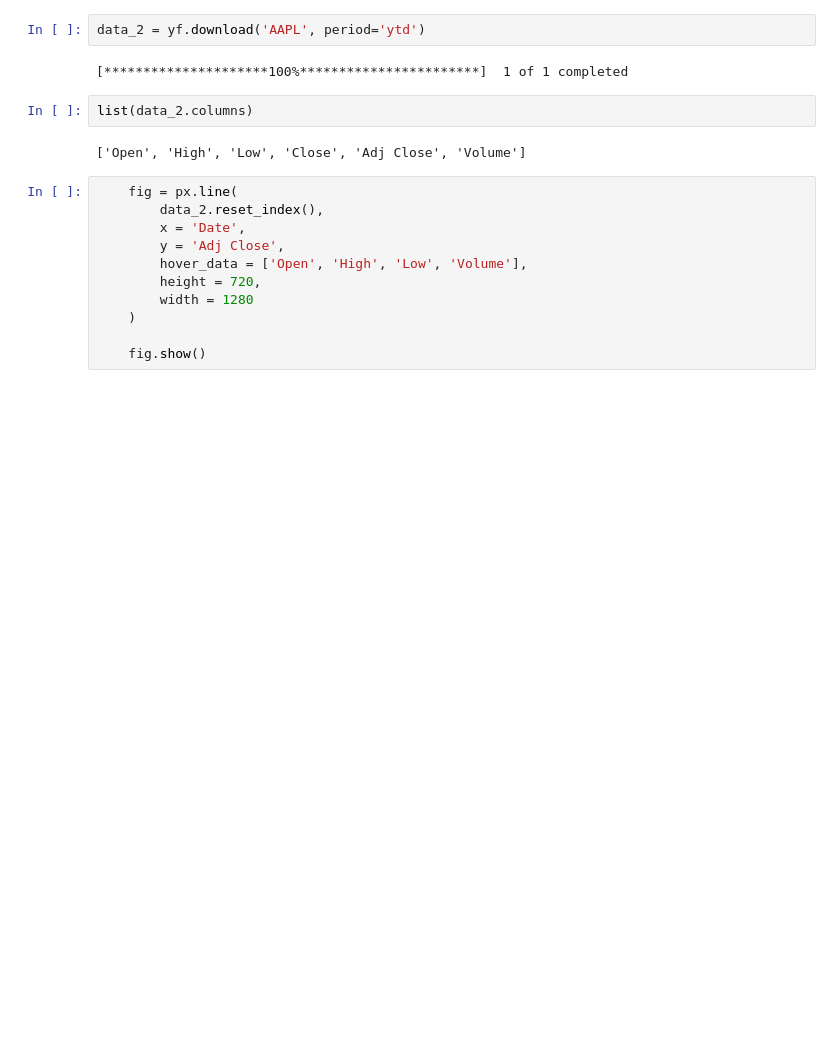
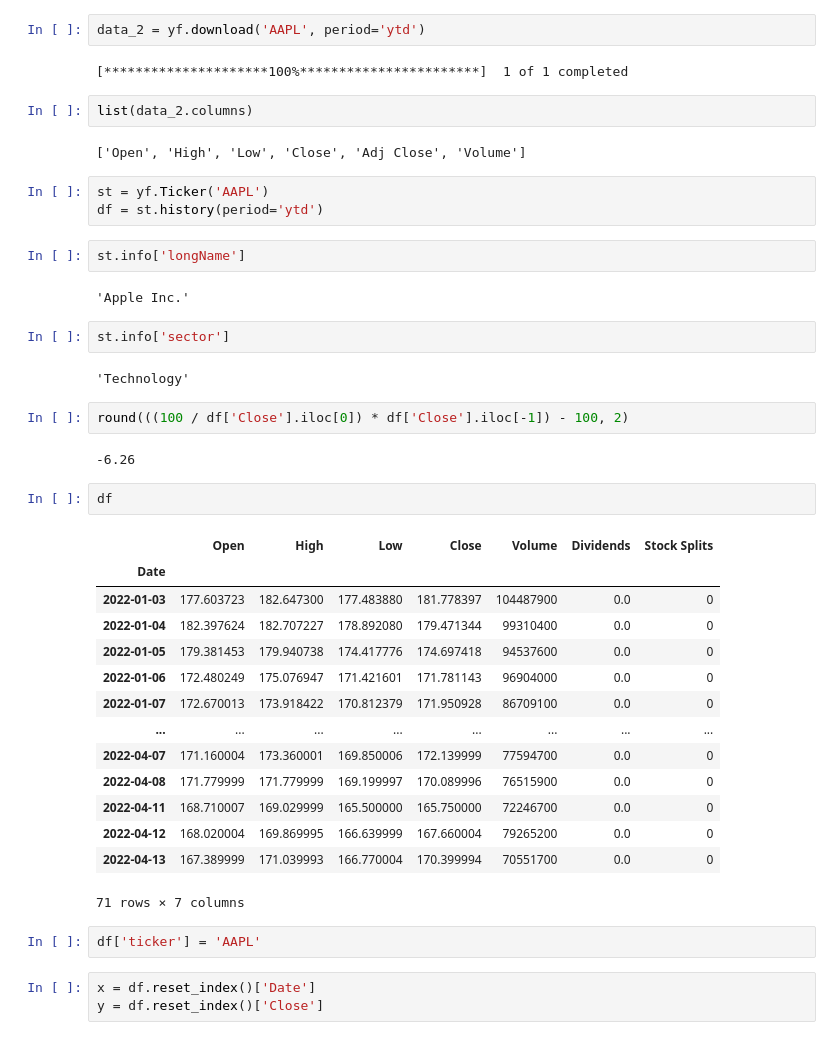
Before and after one commit to AbsIbs/portfolio_optimization, a Jupyter notebook: b.ipynb, the cells around one changed output. Drawn from its saved outputs; the diff is of its cells as text; blank space fills up the shorter version.

```diff
--- a/b.ipynb
+++ b/b.ipynb
@@ -142,14 +142,40 @@ data_2 = yf.download('AAPL', period='ytd')
 list(data_2.columns)
 # %% [output]
 ['Open', 'High', 'Low', 'Close', 'Adj Close', 'Volume']
-# %%
-    fig = px.line(
-        data_2.reset_index(),
-        x = 'Date',
-        y = 'Adj Close',
-        hover_data = ['Open', 'High', 'Low', 'Volume'],
-        height = 720,
-        width = 1280
-    )
-
-    fig.show()
+# %%
+st = yf.Ticker('AAPL')
+df = st.history(period='ytd')
+# %%
+st.info['longName']
+# %% [output]
+'Apple Inc.'
+# %%
+st.info['sector']
+# %% [output]
+'Technology'
+# %%
+round(((100 / df['Close'].iloc[0]) * df['Close'].iloc[-1]) - 100, 2)
+# %% [output]
+-6.26
+# %%
+df
+# %% [output]
+|  | Open | High | Low | Close | Volume | Dividends | Stock Splits |
+| Date |  |  |  |  |  |  |  |
+| 2022-01-03 | 177.603723 | 182.647300 | 177.483880 | 181.778397 | 104487900 | 0.0 | 0 |
+| 2022-01-04 | 182.397624 | 182.707227 | 178.892080 | 179.471344 | 99310400 | 0.0 | 0 |
+| 2022-01-05 | 179.381453 | 179.940738 | 174.417776 | 174.697418 | 94537600 | 0.0 | 0 |
+| 2022-01-06 | 172.480249 | 175.076947 | 171.421601 | 171.781143 | 96904000 | 0.0 | 0 |
+| 2022-01-07 | 172.670013 | 173.918422 | 170.812379 | 171.950928 | 86709100 | 0.0 | 0 |
+| ... | ... | ... | ... | ... | ... | ... | ... |
+| 2022-04-07 | 171.160004 | 173.360001 | 169.850006 | 172.139999 | 77594700 | 0.0 | 0 |
+| 2022-04-08 | 171.779999 | 171.779999 | 169.199997 | 170.089996 | 76515900 | 0.0 | 0 |
+| 2022-04-11 | 168.710007 | 169.029999 | 165.500000 | 165.750000 | 72246700 | 0.0 | 0 |
+| 2022-04-12 | 168.020004 | 169.869995 | 166.639999 | 167.660004 | 79265200 | 0.0 | 0 |
+| 2022-04-13 | 167.389999 | 171.039993 | 166.770004 | 170.399994 | 70551700 | 0.0 | 0 |
+71 rows × 7 columns
+# %%
+df['ticker'] = 'AAPL'
+# %%
+x = df.reset_index()['Date']
+y = df.reset_index()['Close']
```
Also changed, not shown: parts of 11 cells of this notebook, 24 other files.
